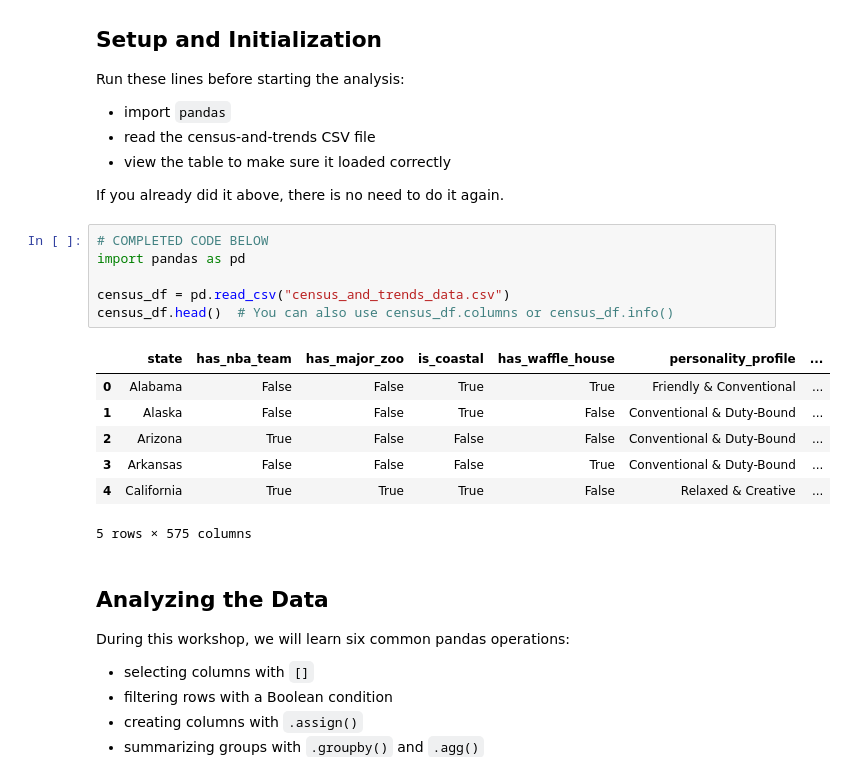
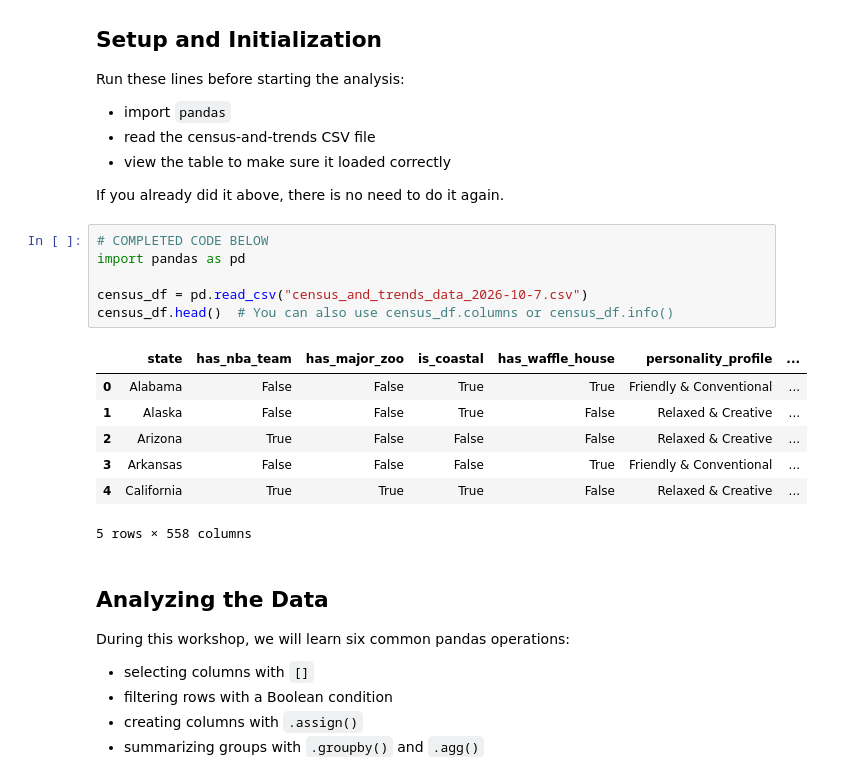
Before and after one commit to dparry13/hbll-data_training, a Jupyter notebook: Beginning Python Workshop/python_workshop_student_download.ipynb, the cells around one changed output. Drawn from its saved outputs; the diff is of its cells as text.

```diff
--- a/Beginning Python Workshop/python_workshop_student_download.ipynb
+++ b/Beginning Python Workshop/python_workshop_student_download.ipynb
@@ -104,17 +103,17 @@ If you already did it above, there is no need to do it again.
 # %%
 # COMPLETED CODE BELOW
 import pandas as pd
 
-census_df = pd.read_csv("census_and_trends_data.csv")
+census_df = pd.read_csv("census_and_trends_data_2026-10-7.csv")
 census_df.head()  # You can also use census_df.columns or census_df.info()
 # %% [output]
 |  | state | has_nba_team | has_major_zoo | is_coastal | has_waffle_house | personality_profile | ... |
 | 0 | Alabama | False | False | True | True | Friendly & Conventional | ... |
-| 1 | Alaska | False | False | True | False | Conventional & Duty-Bound | ... |
-| 2 | Arizona | True | False | False | False | Conventional & Duty-Bound | ... |
-| 3 | Arkansas | False | False | False | True | Conventional & Duty-Bound | ... |
+| 1 | Alaska | False | False | True | False | Relaxed & Creative | ... |
+| 2 | Arizona | True | False | False | False | Relaxed & Creative | ... |
+| 3 | Arkansas | False | False | False | True | Friendly & Conventional | ... |
 | 4 | California | True | True | True | False | Relaxed & Creative | ... |
-5 rows × 575 columns
+5 rows × 558 columns
 # %% [markdown]
 ## Analyzing the Data
 
```
Also changed, not shown: parts of 11 cells of this notebook.
